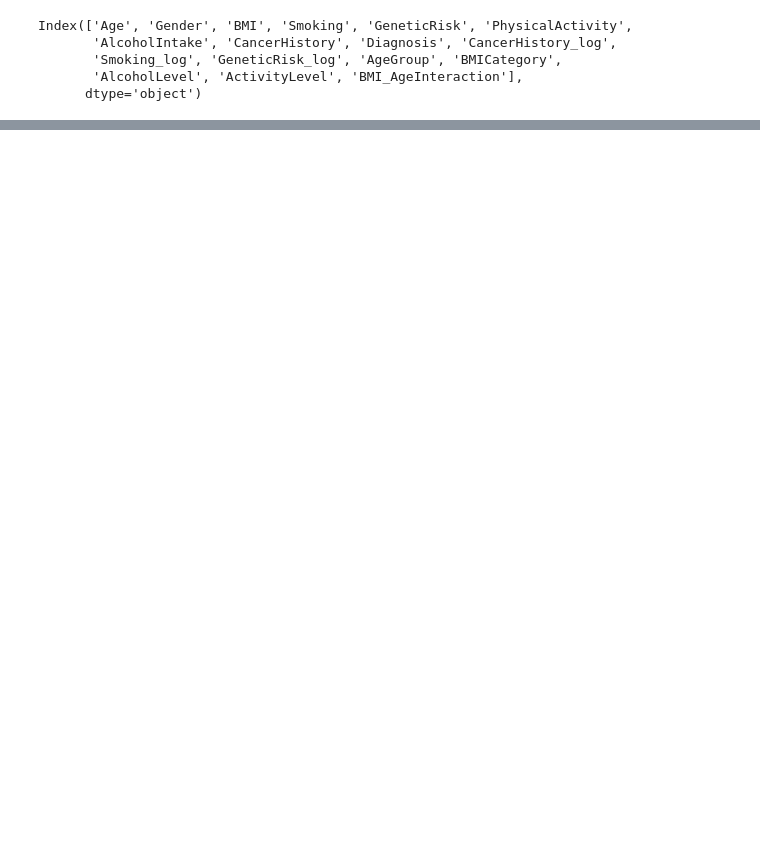
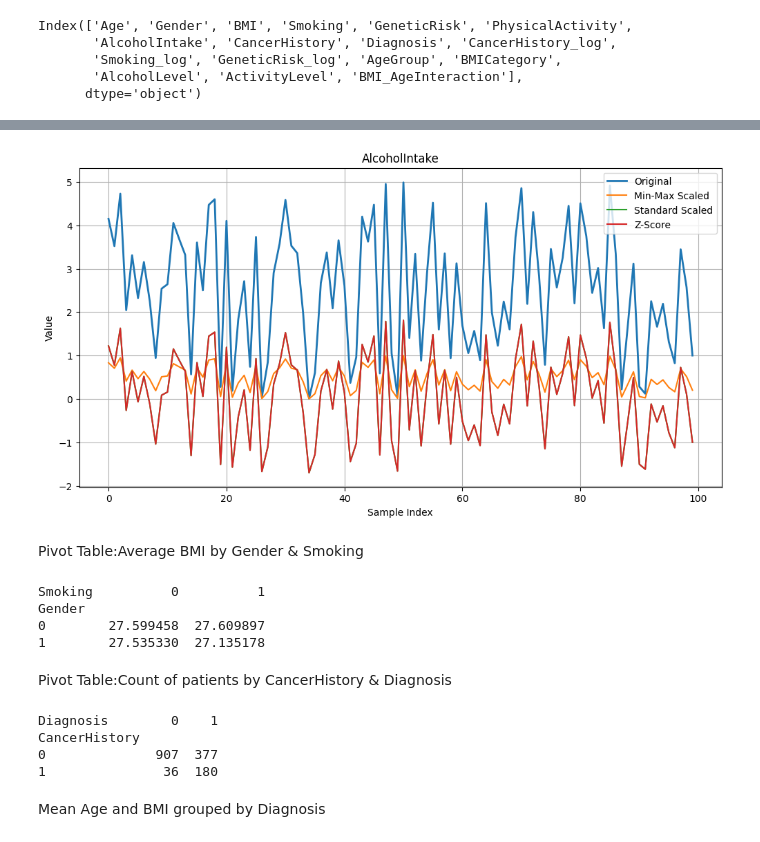
Before and after one commit to Savindi2002/Canser-Prediction-Analysis, a Jupyter notebook: notebooks/cancer_prediction.ipynb, the cells around one changed output, grey strips where cells are left out. Saved outputs shown, nothing was run; the diff lists cells and outputs as text; code cells hidden in the pictures; blank space fills up the shorter version.

```diff
--- a/notebooks/cancer_prediction.ipynb
+++ b/notebooks/cancer_prediction.ipynb
@@ -299,0 +452,64 @@ df.describe()
+# %%
+feature = "AlcoholIntake"
+
+x = df[[feature]]
+# ----- 1. Min-Max Scaling -----
+minmax = MinMaxScaler()
+df_minmax = minmax.fit_transform(x)
+
+# ----- 2. StandardScaler -----
+scaler = StandardScaler()
+df_standard = scaler.fit_transform(x)
+
+# ----- 3. Z-score (manual) -----
+df_zscore = (x - x.mean()) / x.std()
+
+# ----- Create Plot -----
+plt.figure(figsize=(12, 6))
+plt.plot(x.values[:100], label="Original", linewidth=2)
+plt.plot(df_minmax[:100], label="Min-Max Scaled")
+plt.plot(df_standard[:100], label="Standard Scaled")
+plt.plot(df_zscore.values[:100], label="Z-Score")
+
+plt.title("AlcoholIntake")
+plt.xlabel("Sample Index")
+plt.ylabel("Value")
+plt.legend()
+plt.grid(True)
+plt.show()
+# %% [output]
+[figure, added]
+# %% [markdown]
+Pivot Table:Average BMI by Gender & Smoking
+# %%
+pivot1=df.pivot_table(
+    values='BMI',
+    index='Gender',
+    columns='Smoking',
+    aggfunc='mean'
+)
+
+print(pivot1)
+# %% [output]
+Smoking          0          1
+Gender
+0        27.599458  27.609897
+1        27.535330  27.135178
+# %% [markdown]
+Pivot Table:Count of patients by CancerHistory & Diagnosis
+# %%
+pivot2=df.pivot_table(
+    values='Age',
+    index='CancerHistory',
+    columns='Diagnosis',
+    aggfunc='count'
+)
+
+print(pivot2)
+# %% [output]
+Diagnosis        0    1
+CancerHistory
+0              907  377
+1               36  180
+# %% [markdown]
+Mean Age and BMI grouped by Diagnosis
```
Also changed, not shown: parts of 18 cells of this notebook.
